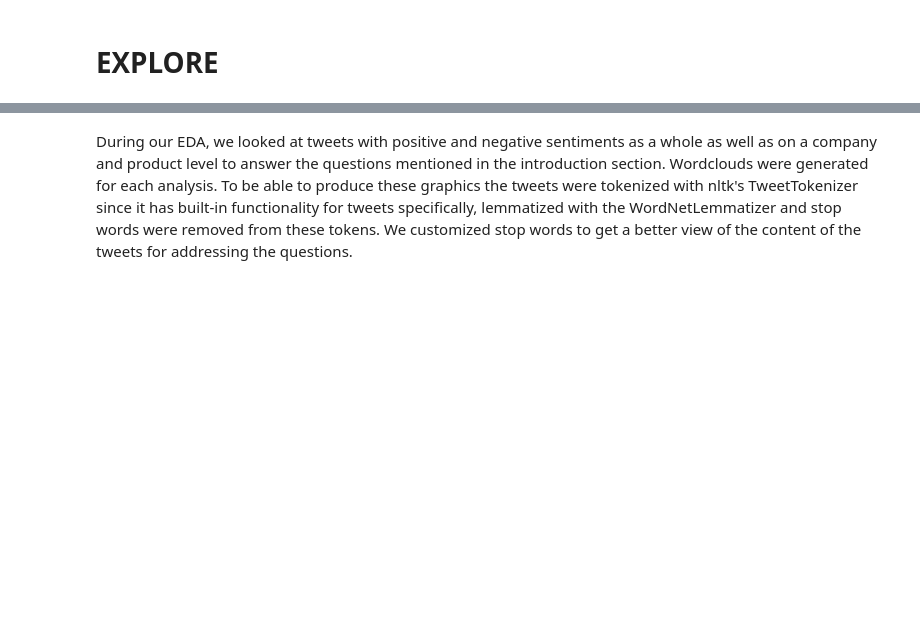
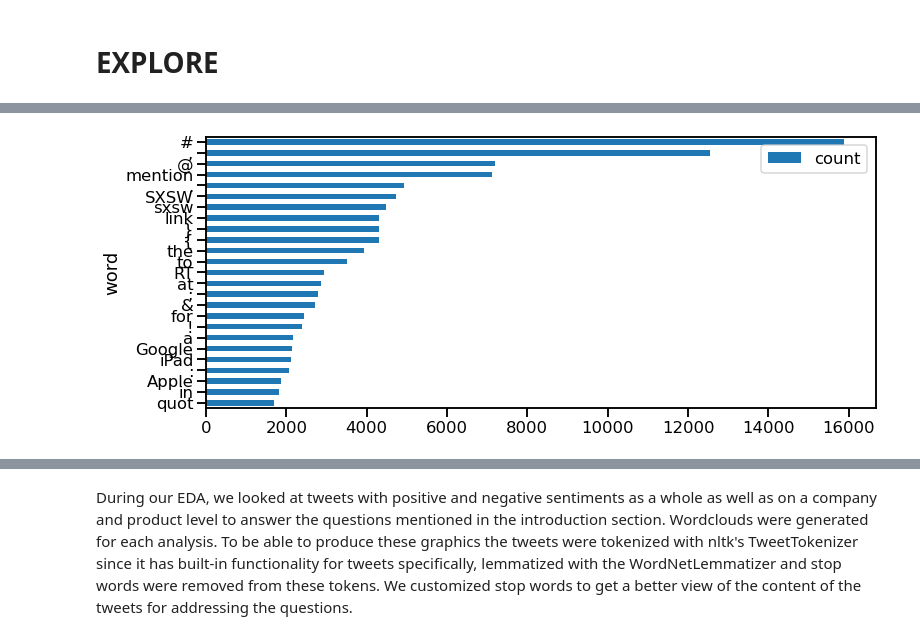
Before and after one commit to rcauvy/product-review-analysis-nlp, a Jupyter notebook: index.ipynb, the cells around one changed output, grey strips where cells are left out. Saved outputs shown, nothing was run; the diff lists cells and outputs as text; code cells hidden in the pictures; blank space fills up the shorter version.

```diff
--- a/index.ipynb
+++ b/index.ipynb
@@ -278,0 +455,10 @@ Questions to consider:
+# %%
+def plot_most_common(freq,n=25,figsize=(12,5)):
+    most_common = pd.DataFrame(freq.most_common(n),
+                           columns=['word','count']).sort_values('count',
+                                                                 ascending=True)
+    most_common.set_index('word').tail(n).plot(kind='barh',figsize=figsize)
+
+plot_most_common(freq)
+# %% [output]
+[figure, added]
```
Also changed, not shown: parts of 91 cells of this notebook.
